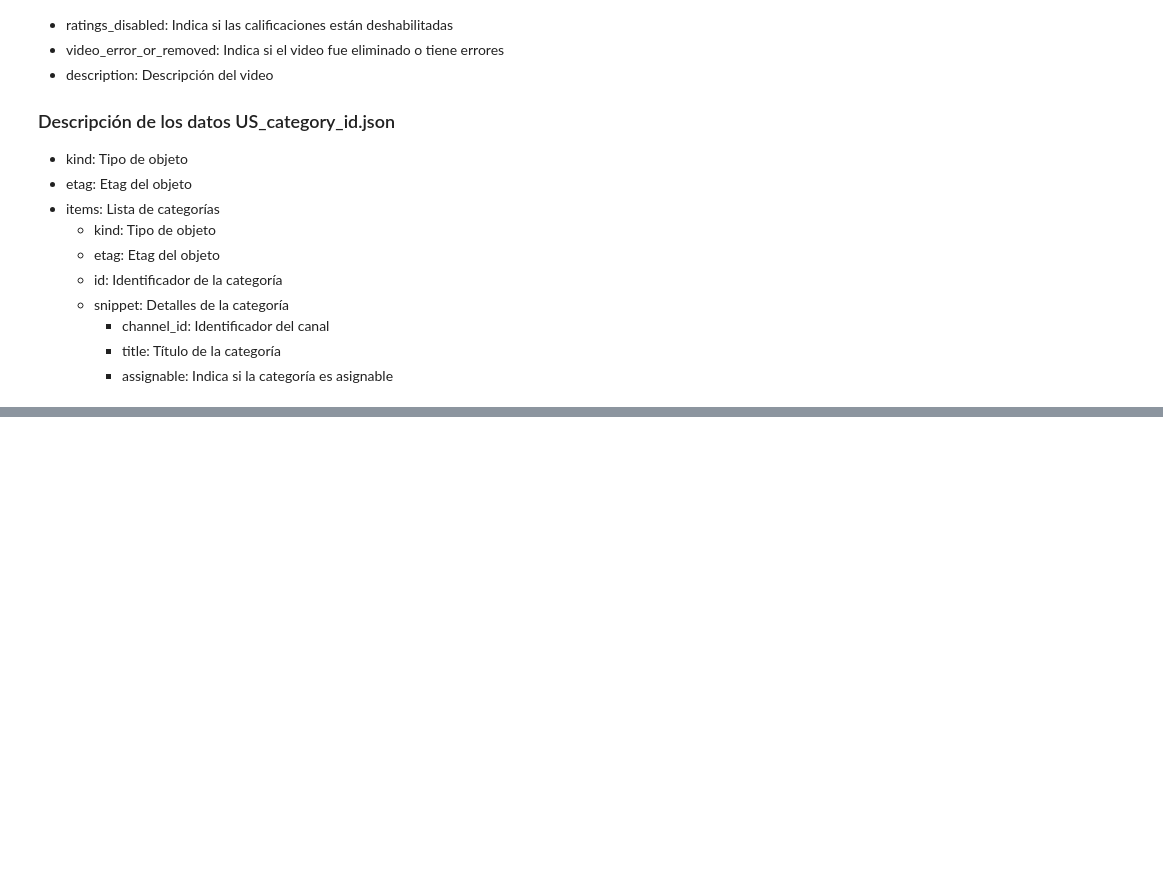
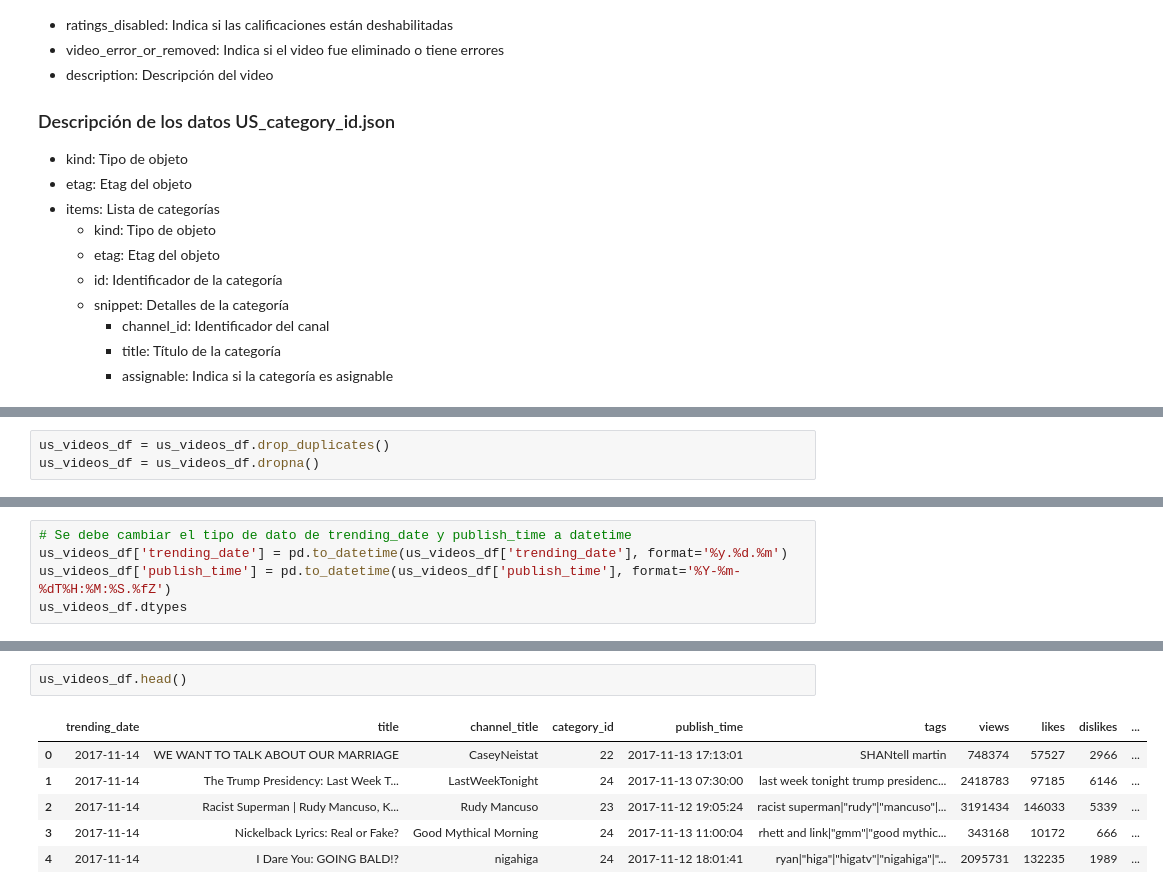
Before and after one commit to andres345gm/Skandia-prueba-tecnica, a Jupyter notebook: youtube_data_analysis.ipynb, the cells around one changed output, grey strips where cells are left out. Saved outputs shown, nothing was run; the diff lists cells and outputs as text; blank space fills up the shorter version.

```diff
--- a/youtube_data_analysis.ipynb
+++ b/youtube_data_analysis.ipynb
@@ -106,0 +156,3 @@ us_category_df
+# %%
+us_videos_df = us_videos_df.drop_duplicates()
+us_videos_df = us_videos_df.dropna()
@@ -106,0 +176,5 @@ us_category_df
+# %%
+# Se debe cambiar el tipo de dato de trending_date y publish_time a datetime
+us_videos_df['trending_date'] = pd.to_datetime(us_videos_df['trending_date'], format='%y.%d.%m')
+us_videos_df['publish_time'] = pd.to_datetime(us_videos_df['publish_time'], format='%Y-%m-%dT%H:%M:%S.%fZ')
+us_videos_df.dtypes
@@ -106,0 +194,9 @@ us_category_df
+# %%
+us_videos_df.head()
+# %% [output]
+|  | trending_date | title | channel_title | category_id | publish_time | tags | views | likes | dislikes | ... |
+| 0 | 2017-11-14 | WE WANT TO TALK ABOUT OUR MARRIAGE | CaseyNeistat | 22 | 2017-11-13 17:13:01 | SHANtell martin | 748374 | 57527 | 2966 | ... |
+| 1 | 2017-11-14 | The Trump Presidency: Last Week T... | LastWeekTonight | 24 | 2017-11-13 07:30:00 | last week tonight trump presidenc... | 2418783 | 97185 | 6146 | ... |
+| 2 | 2017-11-14 | Racist Superman | Rudy Mancuso, K... | Rudy Mancuso | 23 | 2017-11-12 19:05:24 | racist superman|"rudy"|"mancuso"|... | 3191434 | 146033 | 5339 | ... |
+| 3 | 2017-11-14 | Nickelback Lyrics: Real or Fake? | Good Mythical Morning | 24 | 2017-11-13 11:00:04 | rhett and link|"gmm"|"good mythic... | 343168 | 10172 | 666 | ... |
+| 4 | 2017-11-14 | I Dare You: GOING BALD!? | nigahiga | 24 | 2017-11-12 18:01:41 | ryan|"higa"|"higatv"|"nigahiga"|"... | 2095731 | 132235 | 1989 | ... |
```
Also changed, not shown: parts of 17 cells of this notebook.
